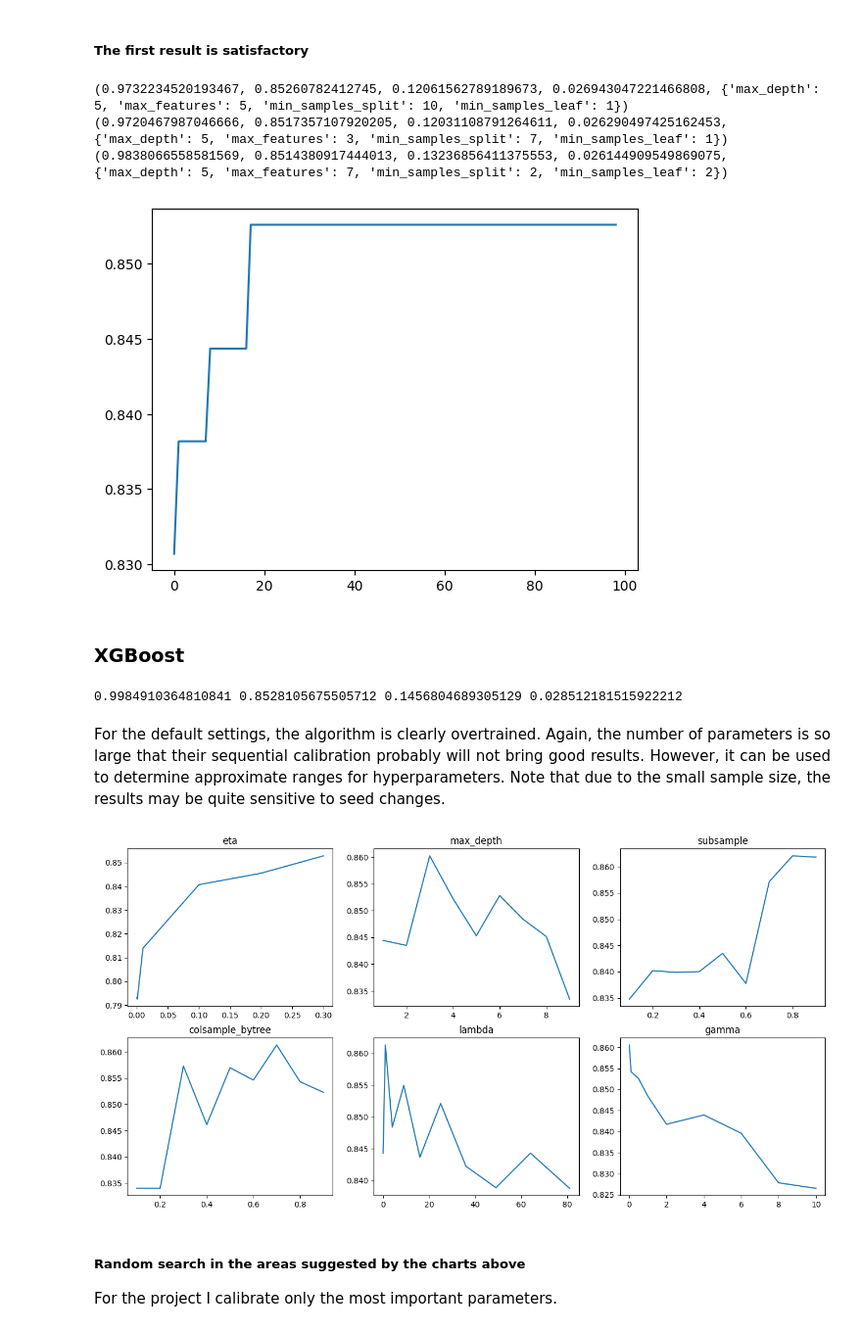
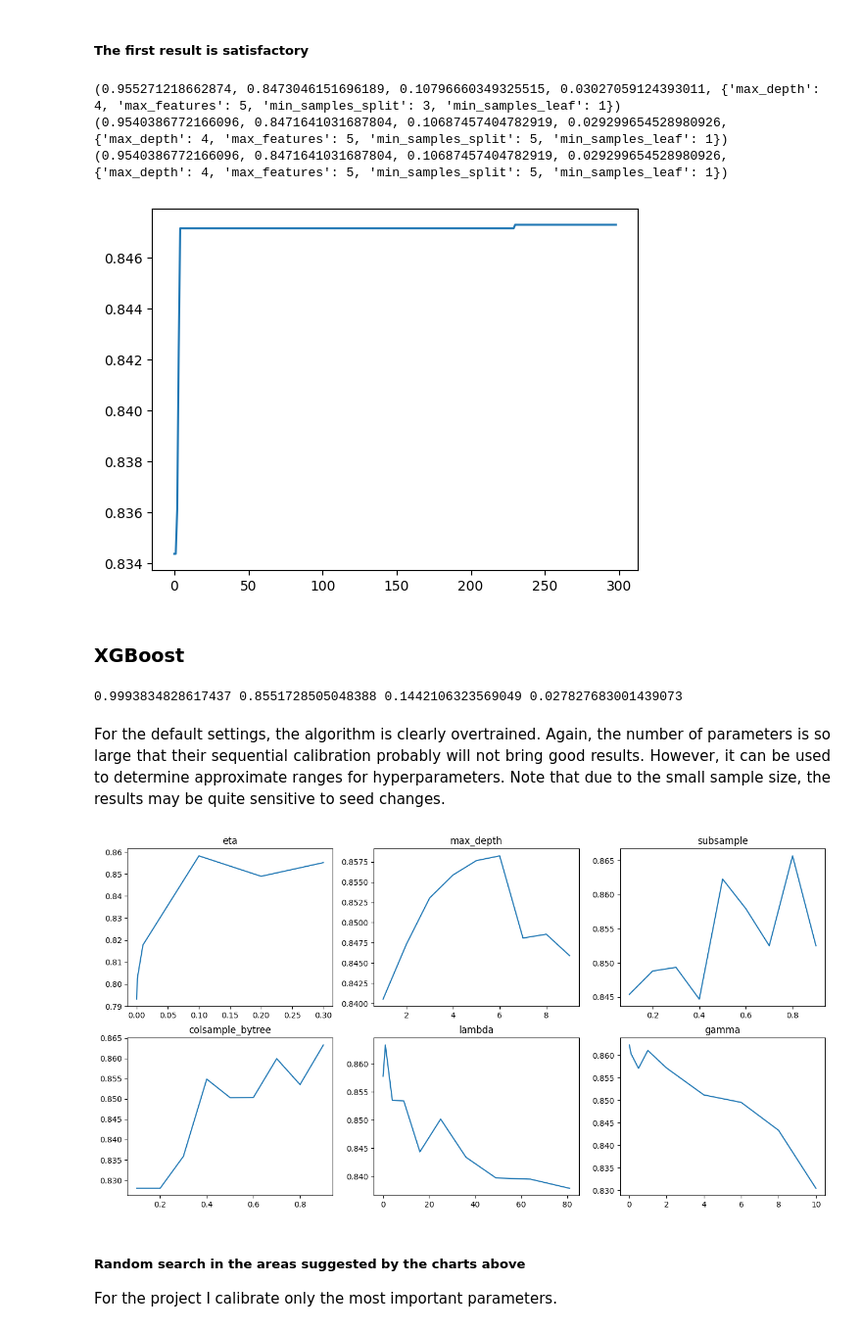
Before and after one commit to Bertafon/Classification-problem, a Jupyter notebook: classification_problem.ipynb, the cells around one changed output. Shown at 98% size. Cells and saved outputs as stored; diff of their text form; code cells hidden in the pictures.

```diff
--- a/classification_problem.ipynb
+++ b/classification_problem.ipynb
@@ -263,12 +265,13 @@ SVM = {
 # %% [markdown]
 <p style='text-align: justify;'>In this model the number of hyperparameters is large and their manual sequential calibration may not bring good results. In addition, the dataset is relatively small and training doesn't take much time. Therefore, I perform a random search. Random Forest does not overtrain as the number of trees increases, because they are independent of each other. The dataset is not large, so the training time is low and it's possible to use a big number of trees.
 # %%
+random.seed(409786)
 results = []
-for i in range(100):
+for i in range(300):
 
     params = {
-        "max_depth" : random.randint(2, 5), # in this case, as the depth of the tree is bigger, the overtraining of the model quickly increases, therefore the low values
-        "max_features" : random.randint(2, 8),
+        "max_depth" : random.randint(2, 4), # in this case, as the depth of the tree is bigger, the overtraining of the model quickly increases, therefore the low values
+        "max_features" : random.randint(2, 7),
         "min_samples_split" : random.randint(2, 10),
     }
     params["min_samples_leaf"] = random.randint(1, params["min_samples_split"])
@@ -287,9 +290,9 @@ for i in range(100):
 for i in (sorted(results, key=lambda x: x[1], reverse=True)[:3]):
     print(i)
 # %% [output]
-(0.9732234520193467, 0.85260782412745, 0.12061562789189673, 0.026943047221466808, {'max_depth': 5, 'max_features': 5, 'min_samples_split': 10, 'min_samples_leaf': 1})
-(0.9720467987046666, 0.8517357107920205, 0.12031108791264611, 0.026290497425162453, {'max_depth': 5, 'max_features': 3, 'min_samples_split': 7, 'min_samples_leaf': 1})
-(0.9838066558581569, 0.8514380917444013, 0.13236856411375553, 0.026144909549869075, {'max_depth': 5, 'max_features': 7, 'min_samples_split': 2, 'min_samples_leaf': 2})
+(0.955271218662874, 0.8473046151696189, 0.10796660349325515, 0.03027059124393011, {'max_depth': 4, 'max_features': 5, 'min_samples_split': 3, 'min_samples_leaf': 1})
+(0.9540386772166096, 0.8471641031687804, 0.10687457404782919, 0.029299654528980926, {'max_depth': 4, 'max_features': 5, 'min_samples_split': 5, 'min_samples_leaf': 1})
+(0.9540386772166096, 0.8471641031687804, 0.10687457404782919, 0.029299654528980926, {'max_depth': 4, 'max_features': 5, 'min_samples_split': 5, 'min_samples_leaf': 1})
 # %%
 # how the results improved over the iterations
 def plot_bestHistory(results):
@@ -298,14 +301,15 @@ def plot_bestHistory(results):
         bestHistory.append(np.max([y for x,y,z,v,k in sorted(results[:k], key=lambda y: y[0], reverse=True)]))
     plt.plot(bestHistory)
 plot_bestHistory(results)
+# probably further iterations would not significantly improve the result
 # %% [output]
-[figure, old version]
+[figure, new version]
 # %%
 trainResults, testResults, predictions, indices = CVTest(model='rf',
                                                         n_estimators=400,
-                                                        max_depth=5,
+                                                        max_depth=4,
                                                         max_features=5,
-                                                        min_samples_split=10,
+                                                        min_samples_split=3,
                                                         min_samples_leaf=1)
 
 RF = {
@@ -373,40 +377,40 @@ params = {
         'verbosity':1
 }
 
-trainResults, testResults, predictions, indices = CVTestXGB(params=params,num_boost_round = 999,early_stopping_rounds = 10)
+trainResults, testResults, predictions, indices = CVTestXGB(params=params,num_boost_round = 999,early_stopping_rounds = 20)
 print(np.mean(trainResults), np.mean(testResults), np.mean(trainResults)-np.mean(testResults), np.std(testResults))
 # %% [output]
-0.9984910364810841 0.8528105675505712 0.1456804689305129 0.028512181515922212
+0.9993834828617437 0.8551728505048388 0.1442106323569049 0.027827683001439073
 # %% [markdown]
 <p style='text-align: justify;'>For the default settings, the algorithm is clearly overtrained. Again, the number of parameters is so large that their sequential calibration probably will not bring good results. However, it can be used to determine approximate ranges for hyperparameters. Note that due to the small sample size, the results may be quite sensitive to seed changes.
 # %%
 eta, max_depth, subsample, colsample_bytree, Lambda, gamma = ([] for i in range(6))
 results = [eta, max_depth, subsample, colsample_bytree, Lambda, gamma]
 names = ['eta', 'max_depth', 'subsample', 'colsample_bytree', 'lambda', 'gamma']
 ranges = {
         'eta':[0.0001, 0.001, 0.01, 0.1, 0.2, 0.3],
         'max_depth':range(1,10),
         'subsample':[x*0.1 for x in range(1, 10)],
         'colsample_bytree':[x*0.1 for x in range(1, 10)],
         'lambda':[x**2 for x in range(0,10)],
         'gamma':[0.01, 0.1, 0.5, 1, 2, 4, 6, 8, 10]
         }
 plot_number = 1
 
 fig = plt.figure(figsize=(16,8))
 for res,name in zip(results,names):
     rang = ranges[name]
     for x in rang:
         params[name] = x
-        trainResults, testResults, predictions, indices = CVTestXGB(params=params,num_boost_round = 999, early_stopping_rounds = 10)
+        trainResults, testResults, predictions, indices = CVTestXGB(params=params,num_boost_round = 999, early_stopping_rounds = 20)
         res.append([np.mean(testResults),x])
     params[name] = sorted(res, key=lambda y: y[0], reverse=True)[0][1] # sequentially set the parameter value to the one for which the best result is obtained
     plt.subplot(2, 3, plot_number)
     plt.plot(rang, list(zip(*res))[0])
     plt.title(name)
     plot_number+=1
 # %% [output]
-[figure, old version]
+[figure, new version]
 # %% [markdown]
 ##### Random search in the areas suggested by the charts above
 For the project I calibrate only the most important parameters.
```
Also changed, not shown: parts of 11 cells of this notebook.
